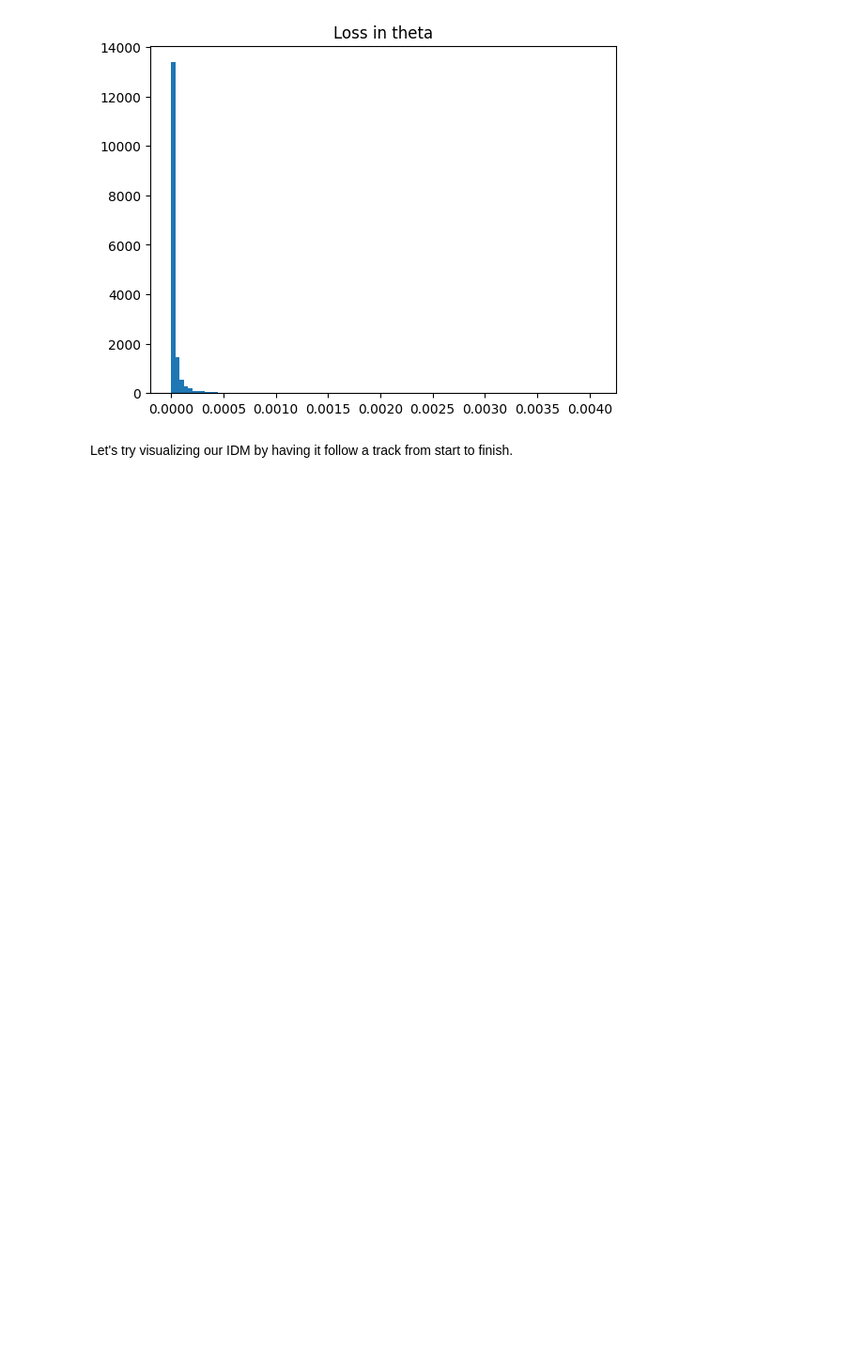
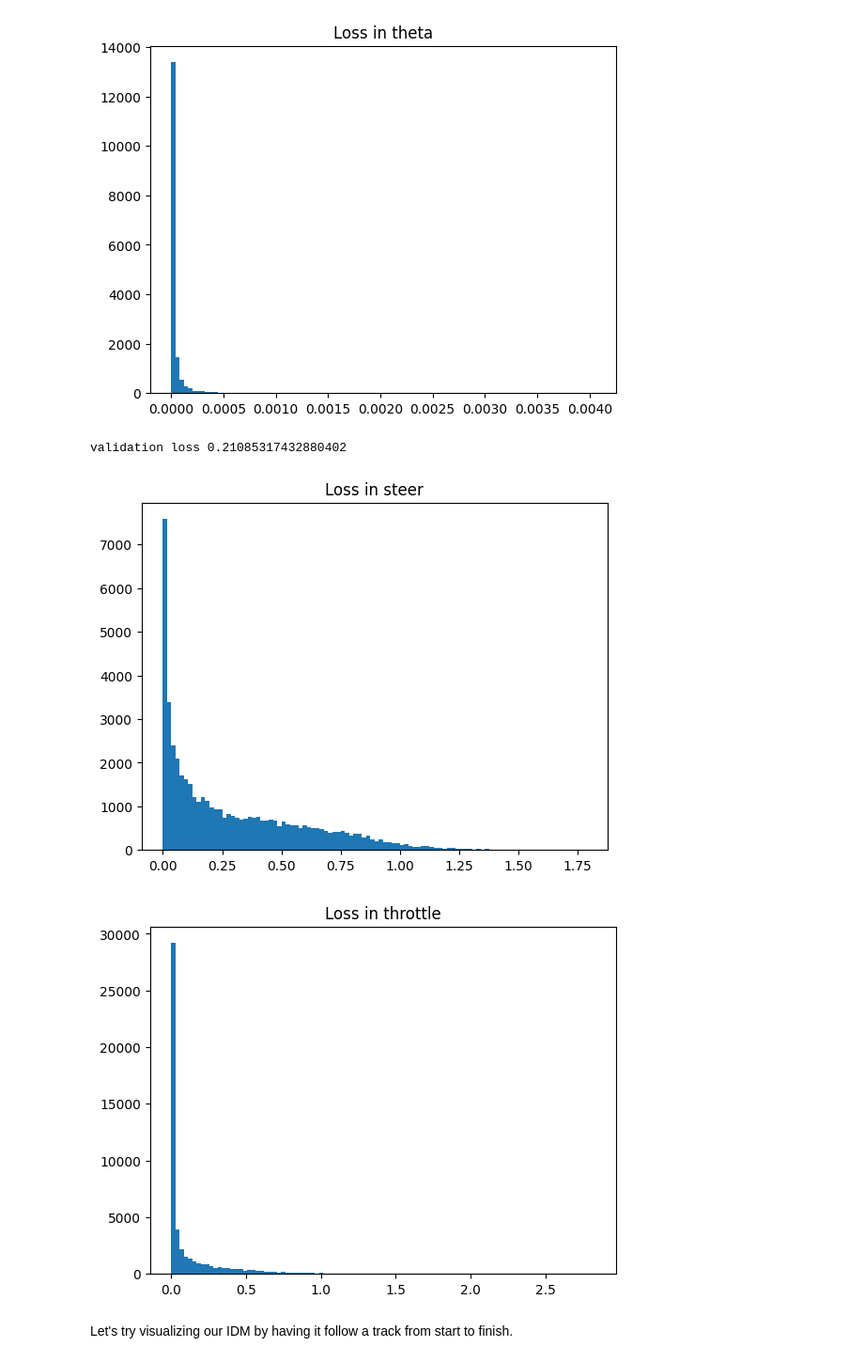
Before and after one commit to pimpale/metadrive-offline-rl-benchmark, a Jupyter notebook: nuscene-metadrive-idm-model.ipynb, the cells around one changed output. Shown at 94% size. Cells and saved outputs as stored; diff of their text form; code cells hidden in the pictures; blank space fills up the shorter version.

```diff
--- a/nuscene-metadrive-idm-model.ipynb
+++ b/nuscene-metadrive-idm-model.ipynb
@@ -270,6 +270,39 @@ plt.show()
 [figure]
 [figure]
 [figure]
+# %%
+with lzma.open("./data/mm_data.pkl.xz", "rb") as f:
+    mm_data: list[tuple[State, Action, State]] = pickle.load(f)
+# %%
+# 90:10 train-validation split
+random.seed(0)
+random.shuffle(mm_data)
+mm_train_data = mm_data[:int(len(mm_data)*0.9)]
+mm_validation_data = mm_data[int(len(mm_data)*0.9):]
+# %%
+obs_tensor = obs_batch_to_tensor([(s0, s1) for s0, _, s1 in mm_validation_data], device)
+a_tensor = action_batch_to_tensor([a for _, a, _ in mm_validation_data], device)
+
+with torch.no_grad():
+    a_pred_tensor = idm(obs_tensor)
+
+loss = (a_tensor - a_pred_tensor)**2
+loss_steer = loss[:, 0].cpu().detach().numpy()
+loss_throttle = loss[:, 1].cpu().detach().numpy()
+
+print("validation loss", loss.mean().item())
+# %% [output]
+validation loss 0.21085317432880402
+# %%
+plt.hist(loss_steer, bins=100)
+plt.title('Loss in steer')
+plt.show()
+plt.hist(loss_throttle, bins=100)
+plt.title('Loss in throttle')
+plt.show()
+# %% [output]
+[figure, added]
+[figure, added]
 # %% [markdown]
 Let's try visualizing our IDM by having it follow a track from start to finish.
 # %%
```
Also changed, not shown: 6 other files.
